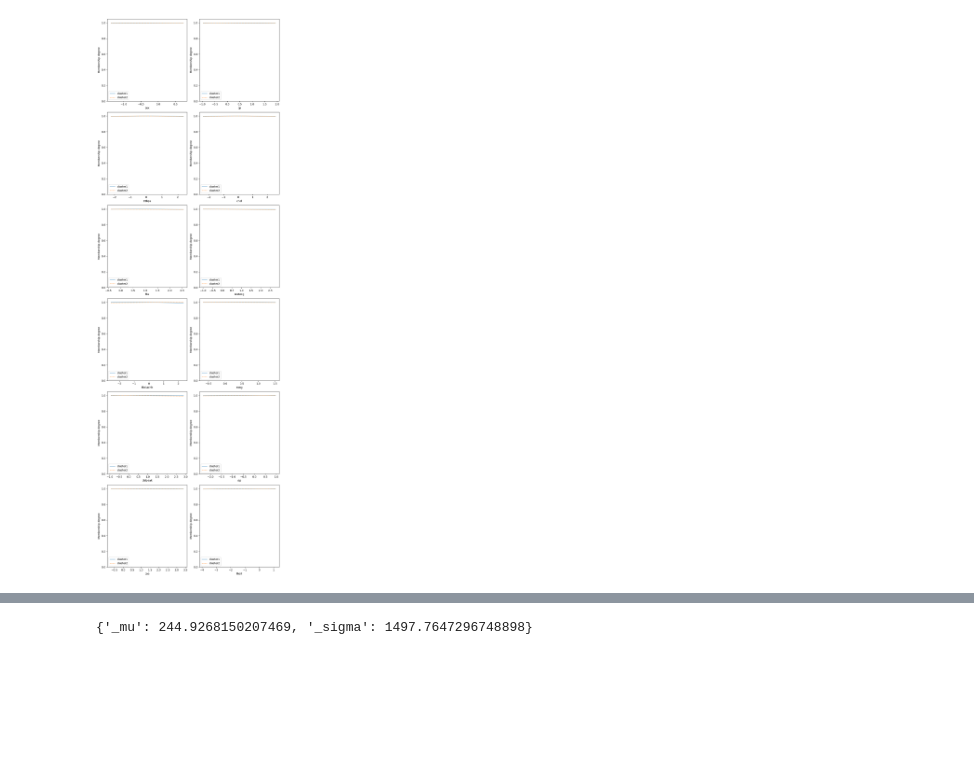
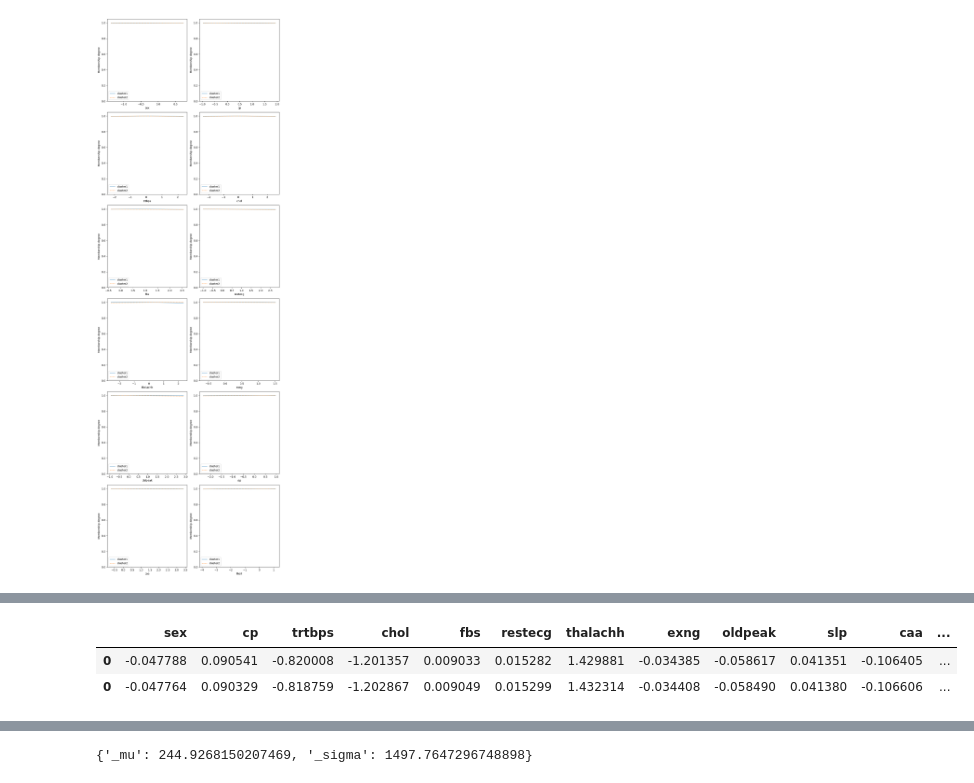
Before and after one commit to AlexGoncalves21/SInts_24, a Jupyter notebook: FinalProject/FuzzyInference.ipynb, the cells around one changed output, grey strips where cells are left out. Cells and saved outputs as stored; diff of their text form; code cells hidden in the pictures; blank space fills up the shorter version.

```diff
--- a/FinalProject/FuzzyInference.ipynb
+++ b/FinalProject/FuzzyInference.ipynb
@@ -262,3 +269,30 @@ def UODtoX(model, stats):
             uod[i] = uod[i] * std + mean
         uods[lv] = uod
     return uods
+# %%
+def FunctionstoX(model, stats):
+    final_df = pd.DataFrame(columns = var_names+['constant'])
+
+    for f in model._outputfunctions:
+        acumulated = 0 # value to be added to the intercept in the end
+        expression = model._outputfunctions[f]
+        item_list = expression.split('+')
+
+        for k in range(len(item_list) - 1):
+            item_list[k] = item_list[k].split('*')
+            values = stats[stats['Feature'] == item_list[k][1]]
+            std = values.iloc[0,2] ** 0.5
+            mean = values.iloc[0,1]
+            acumulated += float(item_list[k][0]) * mean
+            item_list[k] = float(item_list[k][0]) * (std)
+
+        item_list[-1] = float(item_list[-1]) + acumulated
+        final_df = pd.concat([final_df,pd.DataFrame([item_list], columns = var_names+['constant'])], axis = 0)
+
+    return final_df
+# %%
+FunctionstoX(model, stats)
+# %% [output]
+|  | sex | cp | trtbps | chol | fbs | restecg | thalachh | exng | oldpeak | slp | caa | ... |
+| 0 | -0.047788 | 0.090541 | -0.820008 | -1.201357 | 0.009033 | 0.015282 | 1.429881 | -0.034385 | -0.058617 | 0.041351 | -0.106405 | ... |
+| 0 | -0.047764 | 0.090329 | -0.818759 | -1.202867 | 0.009049 | 0.015299 | 1.432314 | -0.034408 | -0.058490 | 0.041380 | -0.106606 | ... |
```
Also changed, not shown: parts of 5 cells of this notebook, 1 other file.
